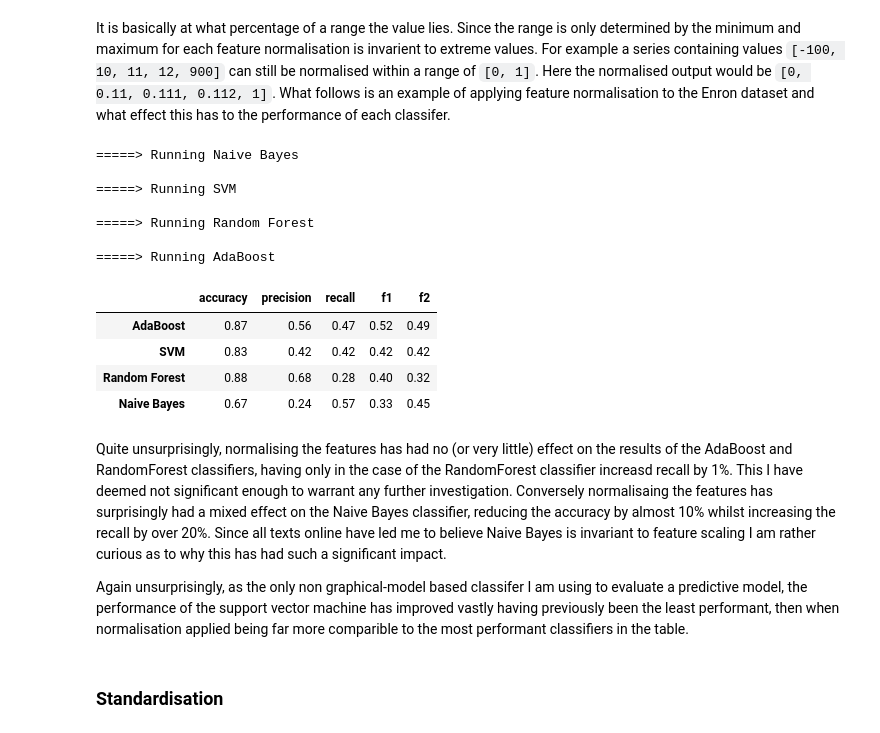
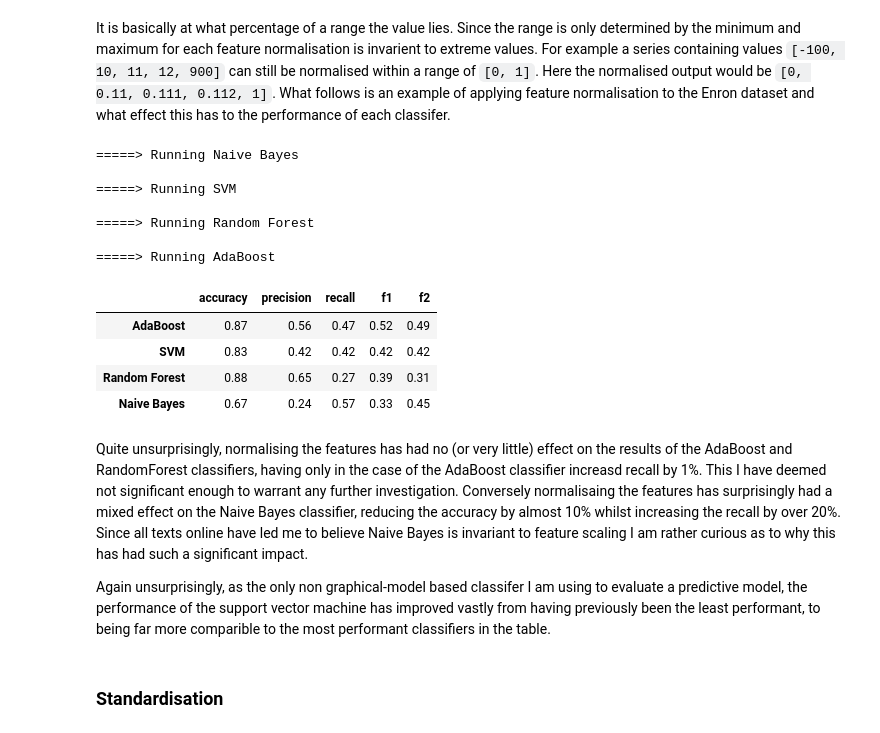
Before and after one commit to tomasbasham/ud120-projects, a Jupyter notebook: final_project/poi_id.ipynb, the cells around one changed output. Cells and saved outputs as stored; diff of their text form; code cells hidden in the pictures.

```diff
--- a/final_project/poi_id.ipynb
+++ b/final_project/poi_id.ipynb
@@ -1017,40 +1047,40 @@ from sklearn.preprocessing import MinMaxScaler
 
 scaler = MinMaxScaler()
 columns_to_scale = enron_data.columns.drop('poi') # poi is not a feature and should not be considered
 
 # Make a copy of the extended dataset and perform scaling.
 enron_data_normalised = enron_data.copy()
 enron_data_normalised[columns_to_scale] = scaler.fit_transform(enron_data[columns_to_scale])
 
 # Extract the data from the dataframe, with the features normalised.
 my_normalised_dataset = enron_data_normalised.to_dict(orient='index')
 
 # Create a list of classifiers to evaluate.
 clfs = [
   (u'Naive Bayes', GaussianNB()),
   (u'SVM', LinearSVC(C=1000.0)),
-  (u'Random Forest', RandomForestClassifier()),
+  (u'Random Forest', RandomForestClassifier(n_jobs=-1)),
   (u'AdaBoost', AdaBoostClassifier())
 ]
 
 test_classifiers(clfs, my_normalised_dataset, extended_features_list)
 # %% [output]
 =====> Running Naive Bayes
 
 =====> Running SVM
 
 =====> Running Random Forest
 
 =====> Running AdaBoost
 |  | accuracy | precision | recall | f1 | f2 |
 | AdaBoost | 0.87 | 0.56 | 0.47 | 0.52 | 0.49 |
 | SVM | 0.83 | 0.42 | 0.42 | 0.42 | 0.42 |
-| Random Forest | 0.88 | 0.68 | 0.28 | 0.40 | 0.32 |
+| Random Forest | 0.88 | 0.65 | 0.27 | 0.39 | 0.31 |
 | Naive Bayes | 0.67 | 0.24 | 0.57 | 0.33 | 0.45 |
 # %% [markdown]
-Quite unsurprisingly, normalising the features has had no (or very little) effect on the results of the AdaBoost and RandomForest classifiers, having only in the case of the RandomForest classifier increasd recall by 1%. This I have deemed not significant enough to warrant any further investigation. Conversely normalisaing the features has surprisingly had a mixed effect on the Naive Bayes classifier, reducing the accuracy by almost 10% whilst increasing the recall by over 20%. Since all texts online have led me to believe Naive Bayes is invariant to feature scaling I am rather curious as to why this has had such a significant impact.
+Quite unsurprisingly, normalising the features has had no (or very little) effect on the results of the AdaBoost and RandomForest classifiers, having only in the case of the AdaBoost classifier increasd recall by 1%. This I have deemed not significant enough to warrant any further investigation. Conversely normalisaing the features has surprisingly had a mixed effect on the Naive Bayes classifier, reducing the accuracy by almost 10% whilst increasing the recall by over 20%. Since all texts online have led me to believe Naive Bayes is invariant to feature scaling I am rather curious as to why this has had such a significant impact.
 
-Again unsurprisingly, as the only non graphical-model based classifer I am using to evaluate a predictive model, the performance of the support vector machine has improved vastly having previously been the least performant, then when normalisation applied being far more comparible to the most performant classifiers in the table.
+Again unsurprisingly, as the only non graphical-model based classifer I am using to evaluate a predictive model, the performance of the support vector machine has improved vastly from having previously been the least performant, to being far more comparible to the most performant classifiers in the table.
 # %% [markdown]
 ### Standardisation
 # %% [markdown]
```
Also changed, not shown: parts of 68 cells of this notebook, 3 other files.
